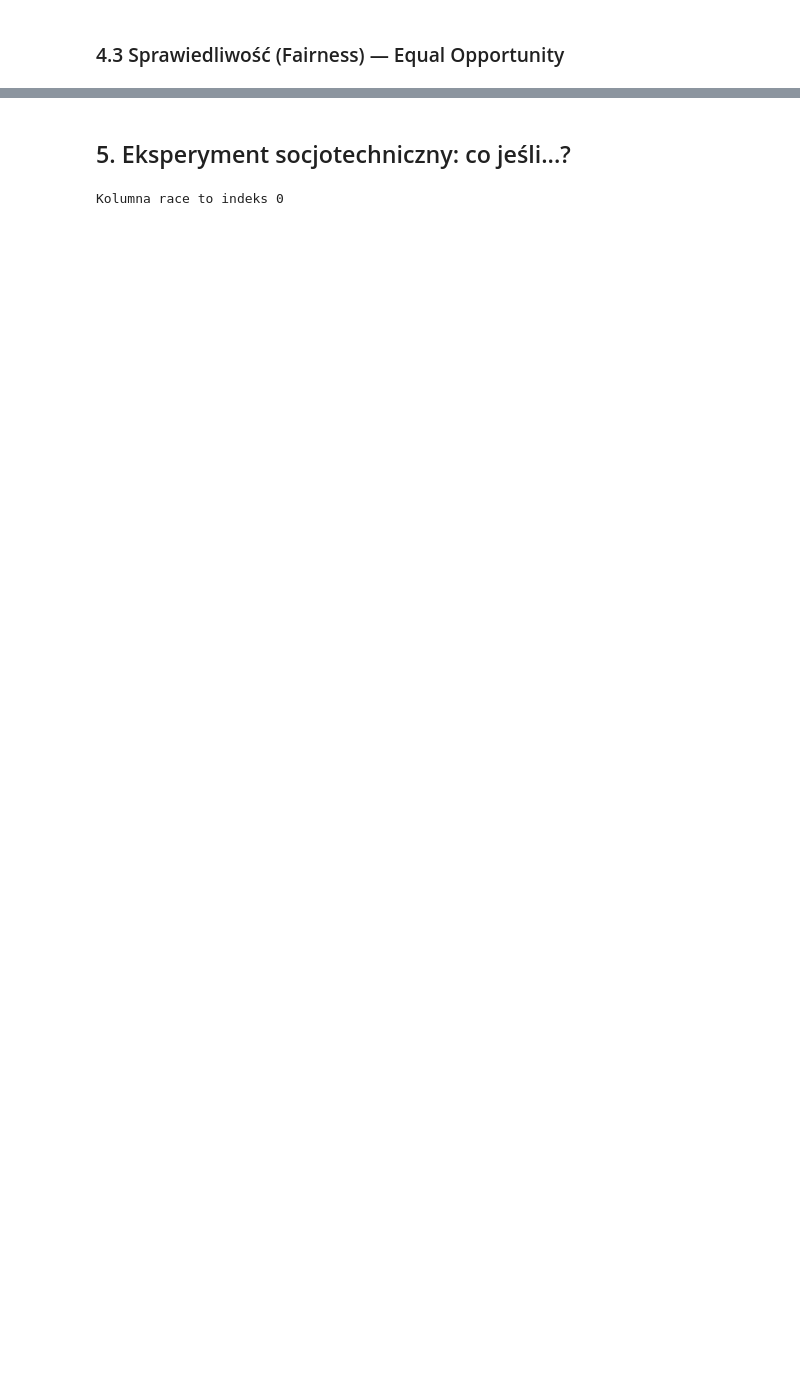
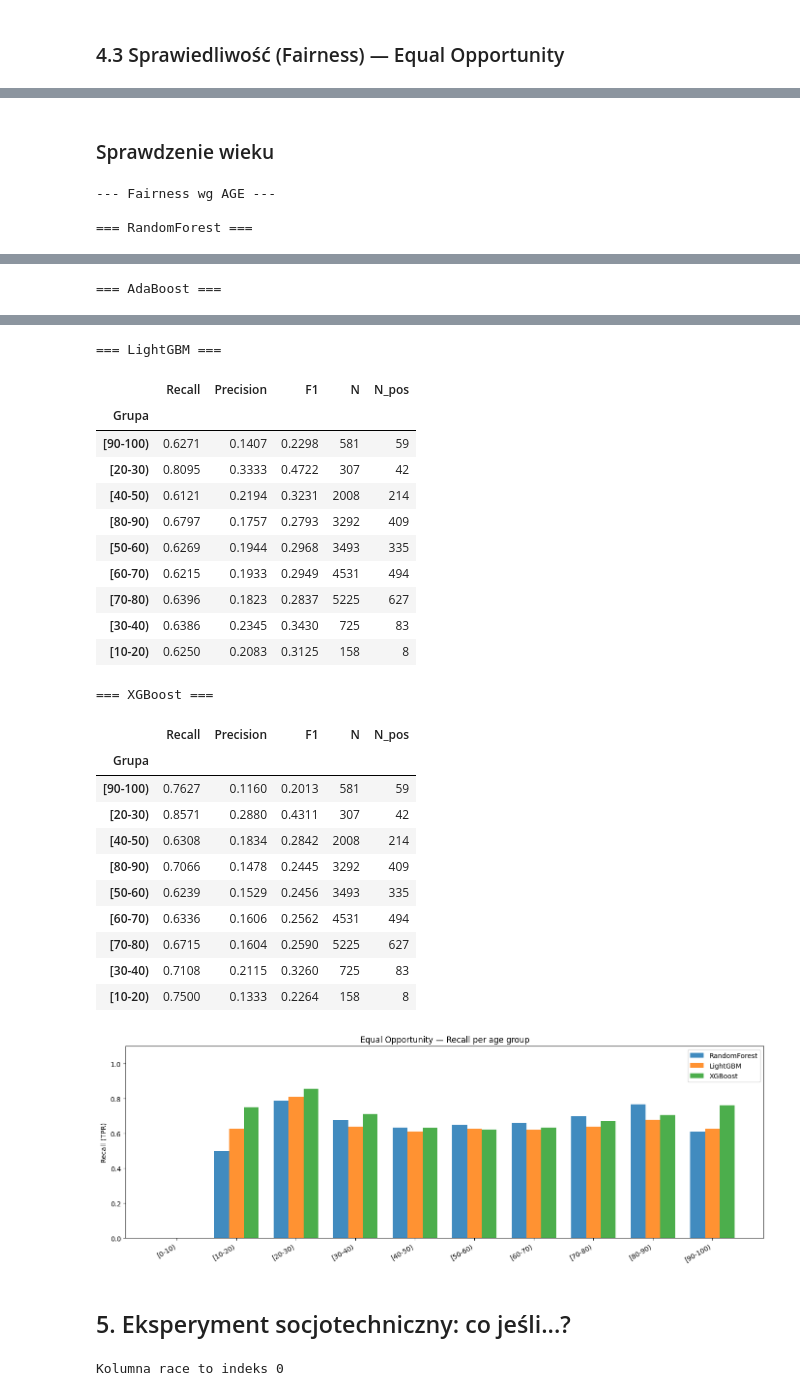
Before and after one commit to mikolaj-olesinski/Machine-Learning-PWR, a Jupyter notebook: lista5/lab5.ipynb, the cells around one changed output, grey strips where cells are left out. Saved outputs shown, nothing was run; the diff lists cells and outputs as text; code cells hidden in the pictures; blank space fills up the shorter version.

```diff
--- a/lista5/lab5.ipynb
+++ b/lista5/lab5.ipynb
@@ -745,0 +835,37 @@ plt.show()
+# %% [markdown]
+### Sprawdzenie wieku
+# %%
+df_sens_te_age = df_prep[['age']].iloc[idx_te].reset_index(drop=True)
+
+age_values = df_sens_te_age['age'].unique()
+print('--- Fairness wg AGE ---')
+fair_age = {}
+for name, clf in best_models:
+    fair_age[name] = equal_opportunity(
+        clf, X_te, y_te, df_sens_te_age['age'].values, age_values, name
+    )
+
+best_models_no_ada = [(name, clf) for name, clf in best_models if name != 'AdaBoost']
+
+fig, ax = plt.subplots(figsize=(14, 5))
+
+all_groups = sorted(df_sens_te_age['age'].dropna().unique())
+x = np.arange(len(all_groups))
+width = 0.25
+
+for i, (name, clf) in enumerate(best_models_no_ada):
+    vals = [fair_age[name].loc[g, 'Recall'] if g in fair_age[name].index else 0 for g in all_groups]
+    ax.bar(x + (i - 1) * width, vals, width, label=name, alpha=0.85)
+
+ax.set_xticks(x)
+ax.set_xticklabels(all_groups, rotation=30, ha='right')
+ax.set_ylim(0, 1.1)
+ax.set_ylabel('Recall (TPR)')
+ax.set_title('Equal Opportunity — Recall per age group')
+ax.legend()
+plt.tight_layout()
+plt.show()
+# %% [output]
+--- Fairness wg AGE ---
+
+=== RandomForest ===
@@ -745,0 +883 @@ plt.show()
+=== AdaBoost ===
@@ -746,3 +895,28 @@ plt.show()
+=== LightGBM ===
+|  | Recall | Precision | F1 | N | N_pos |
+| Grupa |  |  |  |  |  |
+| [90-100) | 0.6271 | 0.1407 | 0.2298 | 581 | 59 |
+| [20-30) | 0.8095 | 0.3333 | 0.4722 | 307 | 42 |
+| [40-50) | 0.6121 | 0.2194 | 0.3231 | 2008 | 214 |
+| [80-90) | 0.6797 | 0.1757 | 0.2793 | 3292 | 409 |
+| [50-60) | 0.6269 | 0.1944 | 0.2968 | 3493 | 335 |
+| [60-70) | 0.6215 | 0.1933 | 0.2949 | 4531 | 494 |
+| [70-80) | 0.6396 | 0.1823 | 0.2837 | 5225 | 627 |
+| [30-40) | 0.6386 | 0.2345 | 0.3430 | 725 | 83 |
+| [10-20) | 0.6250 | 0.2083 | 0.3125 | 158 | 8 |
+=== XGBoost ===
+|  | Recall | Precision | F1 | N | N_pos |
+| Grupa |  |  |  |  |  |
+| [90-100) | 0.7627 | 0.1160 | 0.2013 | 581 | 59 |
+| [20-30) | 0.8571 | 0.2880 | 0.4311 | 307 | 42 |
+| [40-50) | 0.6308 | 0.1834 | 0.2842 | 2008 | 214 |
+| [80-90) | 0.7066 | 0.1478 | 0.2445 | 3292 | 409 |
+| [50-60) | 0.6239 | 0.1529 | 0.2456 | 3493 | 335 |
+| [60-70) | 0.6336 | 0.1606 | 0.2562 | 4531 | 494 |
+| [70-80) | 0.6715 | 0.1604 | 0.2590 | 5225 | 627 |
+| [30-40) | 0.7108 | 0.2115 | 0.3260 | 725 | 83 |
+| [10-20) | 0.7500 | 0.1333 | 0.2264 | 158 | 8 |
+[figure, added]
 # %% [markdown]
 ## 5. Eksperyment socjotechniczny: co jeśli...?
 # %%
```
Also changed, not shown: parts of 33 cells of this notebook.
